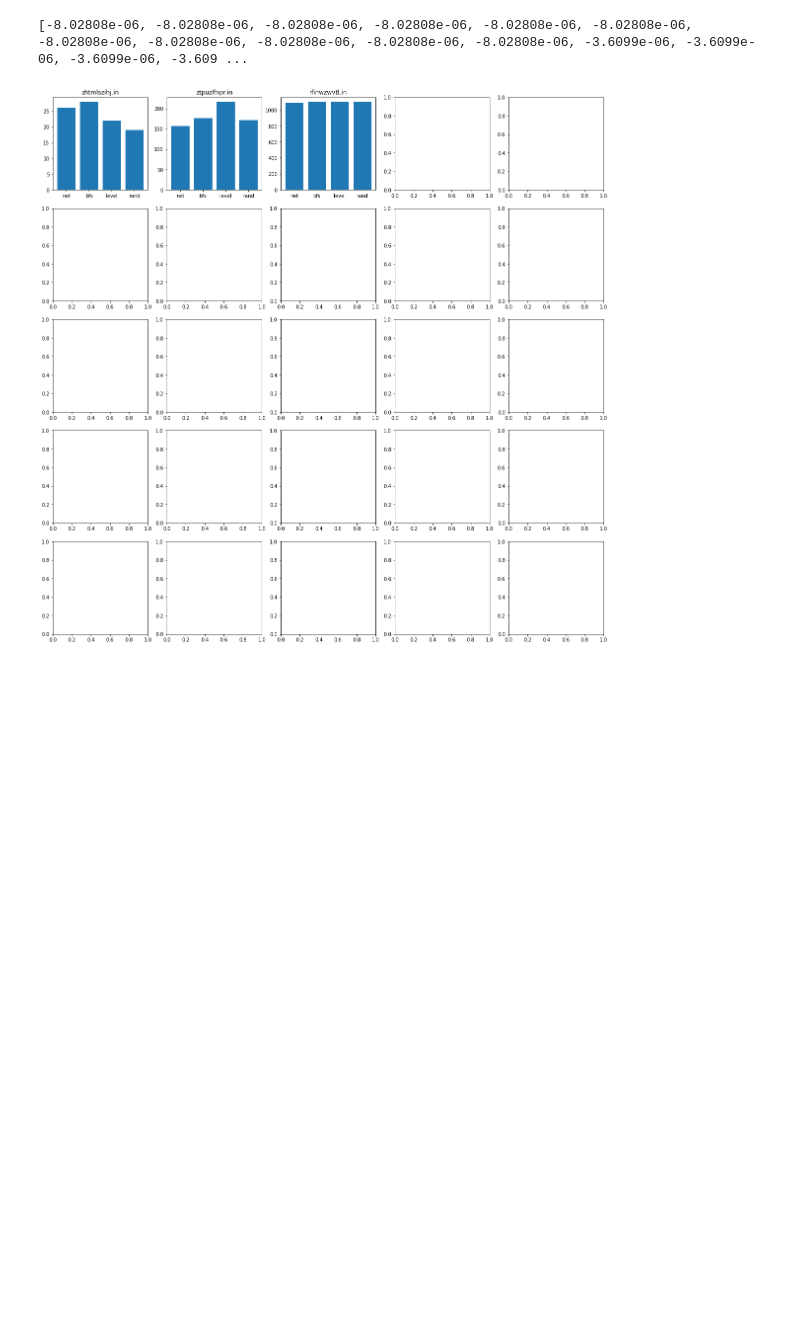
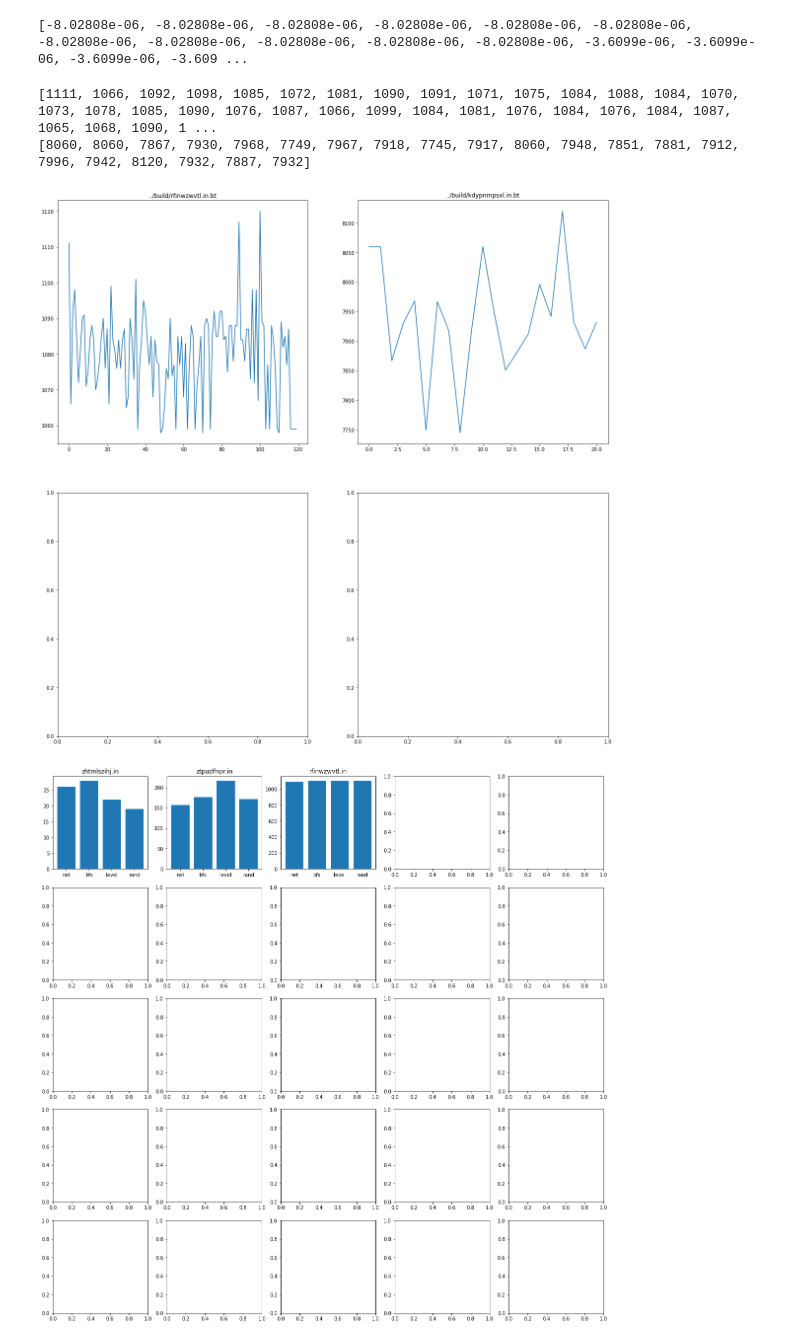
Before and after one commit to ianlienfa/BBGym-RL, a Jupyter notebook: src/eval.ipynb, the cells around one changed output. Drawn from its saved outputs; the diff is of its cells as text; code cells hidden in the pictures; blank space fills up the shorter version.

```diff
--- a/src/eval.ipynb
+++ b/src/eval.ipynb
@@ -89,6 +89,30 @@ NameError: name 'inf_rewards' is not defined
 print(inf_rewards)
 # %% [output]
 [-8.02808e-06, -8.02808e-06, -8.02808e-06, -8.02808e-06, -8.02808e-06, -8.02808e-06, -8.02808e-06, -8.02808e-06, -8.02808e-06, -8.02808e-06, -8.02808e-06, -3.6099e-06, -3.6099e-06, -3.6099e-06, -3.609 ...
+# %%
+import numpy as np
+from matplotlib import pyplot as plt
+train_process_track = ["../build/rfinwzwvtl.in.bt", "../build/kdypnmpsxl.in.bt"]
+
+def train_progress_tracker():
+    size = 2
+    fig, ax = plt.subplots(size, size, figsize=(20, 20))
+    x, y, ct = 0, 0, 0
+    for filename in train_process_track:
+        net_node_searched = [int(x) for x in (open(filename).read().splitlines())]
+        print(net_node_searched)
+        ax[y][x].plot(net_node_searched)
+        ax[y][x].set_title(filename)
+        ct += 1
+        x += 1
+        if x >= size:
+            x, y = 0, y+1
+
+train_progress_tracker()
+# %% [output]
+[1111, 1066, 1092, 1098, 1085, 1072, 1081, 1090, 1091, 1071, 1075, 1084, 1088, 1084, 1070, 1073, 1078, 1085, 1090, 1076, 1087, 1066, 1099, 1084, 1081, 1076, 1084, 1076, 1084, 1087, 1065, 1068, 1090, 1 ...
+[8060, 8060, 7867, 7930, 7968, 7749, 7967, 7918, 7745, 7917, 8060, 7948, 7851, 7881, 7912, 7996, 7942, 8120, 7932, 7887, 7932]
+[figure, added]
 # %%
 import os
 def read_node_searched_file(filename):
```
Also changed, not shown: 6 other files.
